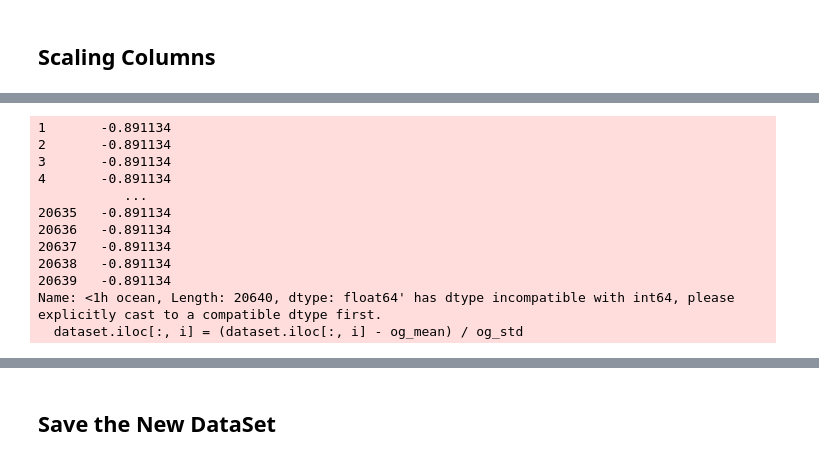
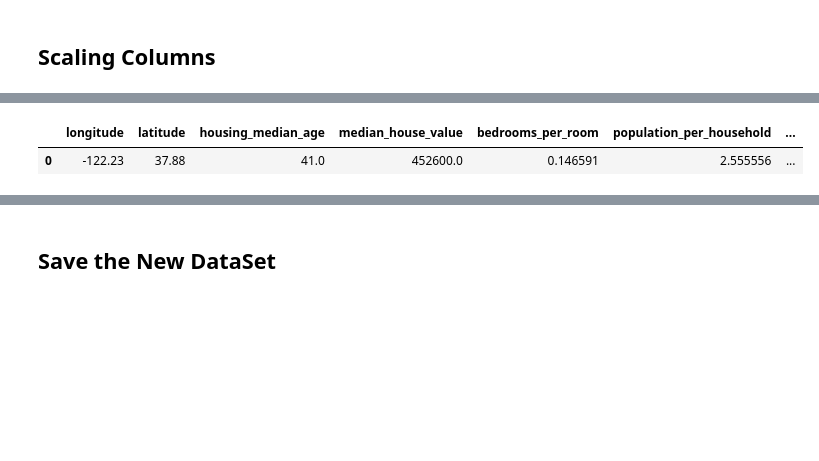
Before and after one commit to im6ha/House-Price-Prediction, a Jupyter notebook: notebooks/03_feature_engineering.ipynb, the cells around one changed output, grey strips where cells are left out. Saved outputs shown, nothing was run; the diff lists cells and outputs as text; code cells hidden in the pictures; blank space fills up the shorter version.

```diff
--- a/notebooks/03_feature_engineering.ipynb
+++ b/notebooks/03_feature_engineering.ipynb
@@ -106,18 +104,10 @@ First 9 columns are scaled using Standard Scaling
+# %%
+data.head(1)
+# %% [output]
+|  | longitude | latitude | housing_median_age | median_house_value | bedrooms_per_room | population_per_household | ... |
+| 0 | -122.23 | 37.88 | 41.0 | 452600.0 | 0.146591 | 2.555556 | ... |
 # %%
-data, stats = standard_scaling(data, 0, 9)
+data, stats = standard_scaling(data, 0, 12)
-# %% [output]
-1       -0.891134
-2       -0.891134
-3       -0.891134
-4       -0.891134
-           ...
-20635   -0.891134
-20636   -0.891134
-20637   -0.891134
-20638   -0.891134
-20639   -0.891134
-Name: <1h ocean, Length: 20640, dtype: float64' has dtype incompatible with int64, please explicitly cast to a compatible dtype first.
-  dataset.iloc[:, i] = (dataset.iloc[:, i] - og_mean) / og_std
 # %%
 #checking
 data.describe()
```
Also changed, not shown: parts of 6 cells of this notebook, 13 other files.
